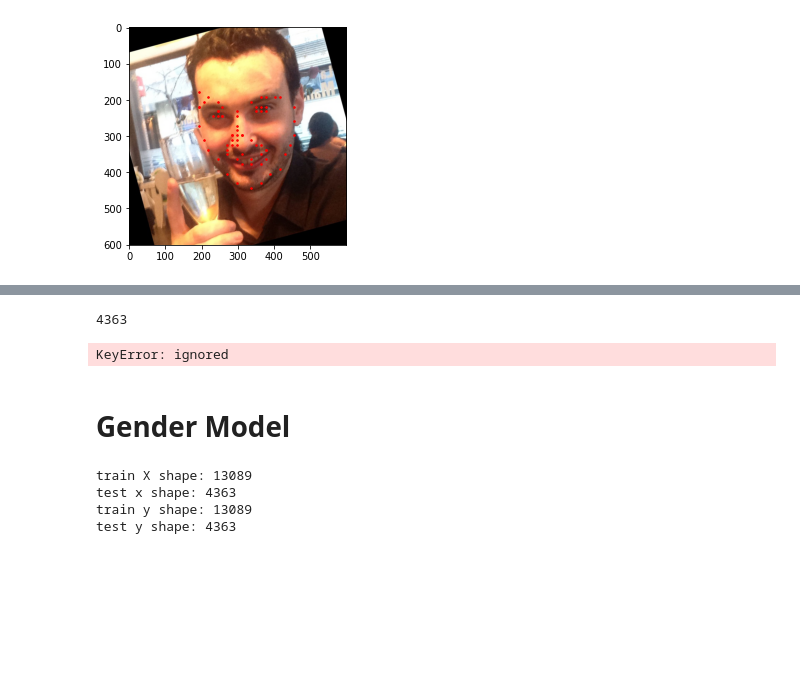
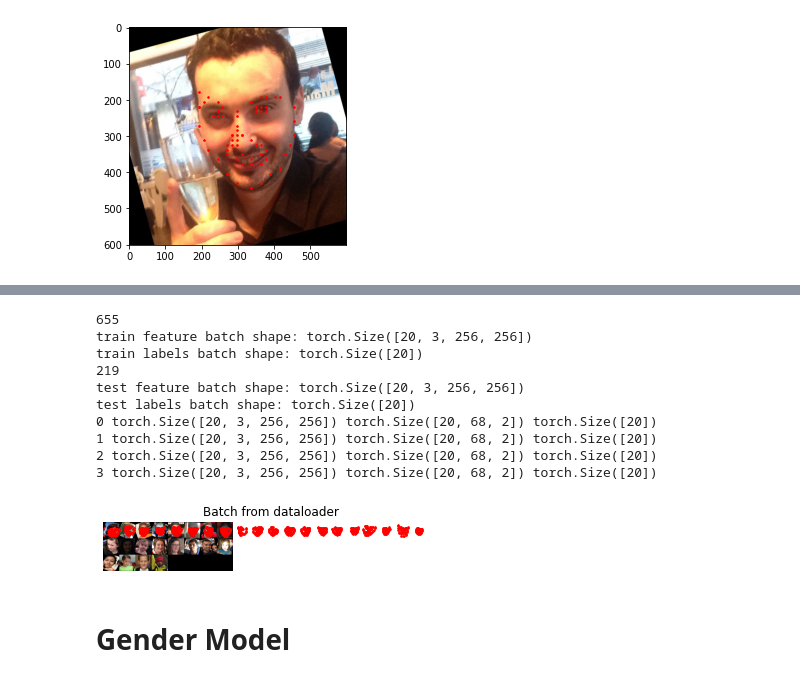
Before and after one commit to vigneshvalliappan/MSAI_CV_Project, a Jupyter notebook: Playground/VGG_19L_sandbox.ipynb, the cells around one changed output, grey strips where cells are left out. Drawn from its saved outputs; the diff is of its cells as text; code cells hidden in the pictures; blank space fills up the shorter version.

```diff
--- a/Playground/VGG_19L_sandbox.ipynb
+++ b/Playground/VGG_19L_sandbox.ipynb
@@ -460,39 +489,73 @@ for i in range(len(transformed_dataset)):
+# %%
+criterion = nn.CrossEntropyLoss()
+my_lr=0.25
+bs= 20
 # %%
-dataloader = DataLoader(transformed_dataset, batch_size=4, shuffle=True, num_workers=0)
-print(len(dataloader))
+
+train_instances = round(len(transformed_dataset)*0.75)
+test_instances = len(transformed_dataset) - train_instances
+
+train_dataset, test_dataset = torch.utils.data.random_split(transformed_dataset, [train_instances, test_instances], generator=torch.Generator().manual_seed(42))
+
+train_dataloader = DataLoader(train_dataset, batch_size=bs, shuffle=True, num_workers=0)
+print(len(train_dataloader))
+#print(next(iter(train_dataloader)))
+
+train_features, _, train_labels = next(iter(train_dataloader))
+print(f"train feature batch shape: {train_features.size()}")
+print(f"train labels batch shape: {train_labels.size()}")
+
+
+test_dataloader = DataLoader(test_dataset, batch_size=bs, shuffle=True, num_workers=0)
+print(len(test_dataloader))
+#print(next(iter(test_dataloader)))
+
+test_features, _, test_labels = next(iter(test_dataloader))
+print(f"test feature batch shape: {test_features.size()}")
+print(f"test labels batch shape: {test_labels.size()}")
+
 
 # Helper function to show a batch
 def show_landmarks_batch(sample_batched):
     """Show image with landmarks for a batch of samples."""
-    images_batch, landmarks_batch = sample_batched['image'], sample_batched['landmarks']
+    #images_batch, landmarks_batch = sample_batched['image'], sample_batched['landmarks']
+    images_batch, landmarks_batch = sample_batched[0], sample_batched[1]
     batch_size = len(images_batch)
     im_size = images_batch.size(2)
     grid_border_size = 2
 
     grid = utils.make_grid(images_batch)
     plt.imshow(grid.numpy().transpose((1, 2, 0)))
 
     for i in range(batch_size):
         plt.scatter(landmarks_batch[i, :, 0].numpy() + i * im_size + (i + 1) * grid_border_size, landmarks_batch[i, :, 1].numpy() + grid_border_size, s=10, marker='.', c='r')
 
         plt.title('Batch from dataloader')
 
-dataloader_dict = enumerate(dataloader)
-print(list(dataloader_dict))
 
-for i_batch, sample_batched in dataloader_dict:
-    print(i_batch, sample_batched['image'].size(), sample_batched['landmarks'].size())
+for i_batch, sample_batched in enumerate(train_dataloader):
+    #print(i_batch, sample_batched['image'].size(), sample_batched['landmarks'].size())
+    print(i_batch, sample_batched[0].size(), sample_batched[1].size(), sample_batched[2].size())
 
-    # observe 4th batch and stop.
-    if i_batch == 4000:
+    if i_batch == 3:
         plt.figure()
         show_landmarks_batch(sample_batched)
         plt.axis('off')
         plt.ioff()
         plt.show()
+        break
 # %% [output]
-4363
+655
+train feature batch shape: torch.Size([20, 3, 256, 256])
+train labels batch shape: torch.Size([20])
+219
+test feature batch shape: torch.Size([20, 3, 256, 256])
+test labels batch shape: torch.Size([20])
+0 torch.Size([20, 3, 256, 256]) torch.Size([20, 68, 2]) torch.Size([20])
+1 torch.Size([20, 3, 256, 256]) torch.Size([20, 68, 2]) torch.Size([20])
+2 torch.Size([20, 3, 256, 256]) torch.Size([20, 68, 2]) torch.Size([20])
+3 torch.Size([20, 3, 256, 256]) torch.Size([20, 68, 2]) torch.Size([20])
-KeyError: ignored
+[figure, added]
 # %% [markdown]
 # Gender Model
 # %%
@@ -501,15 +564,10 @@ y = fold_combined['label_gender']
 # %%
-from sklearn.model_selection import train_test_split
+#from sklearn.model_selection import train_test_split
 
-X_train, X_test,y_train,y_test = train_test_split(X,y,test_size=0.25,random_state=99)
+#X_train, X_test,y_train,y_test = train_test_split(X,y,test_size=0.25,random_state=99)
 
-print(f'train X shape: {len(X_train)}')
-print(f'test x shape: {len(X_test)}')
-print(f'train y shape: {len(y_train)}')
-print(f'test y shape: {len(y_test)}')
+#print(f'train X shape: {len(X_train)}')
+#print(f'test x shape: {len(X_test)}')
+#print(f'train y shape: {len(y_train)}')
+#print(f'test y shape: {len(y_test)}')
-# %% [output]
-train X shape: 13089
-test x shape: 4363
-train y shape: 13089
-test y shape: 4363
 # %%
```
Also changed, not shown: parts of 13 cells of this notebook.
